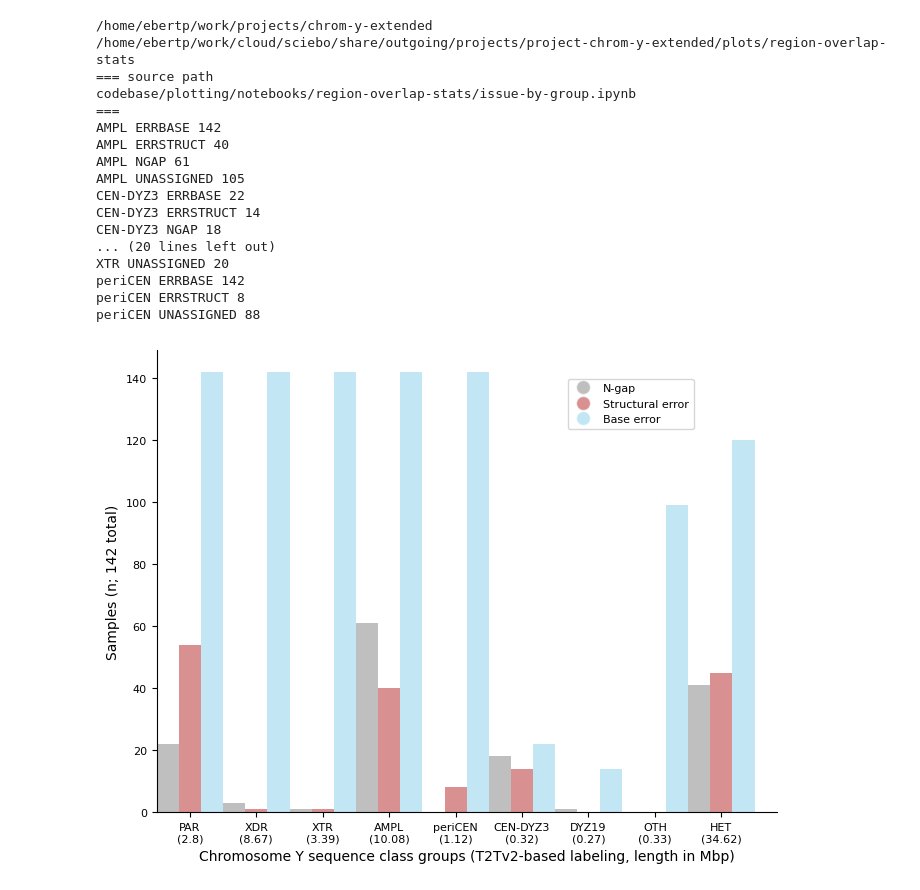
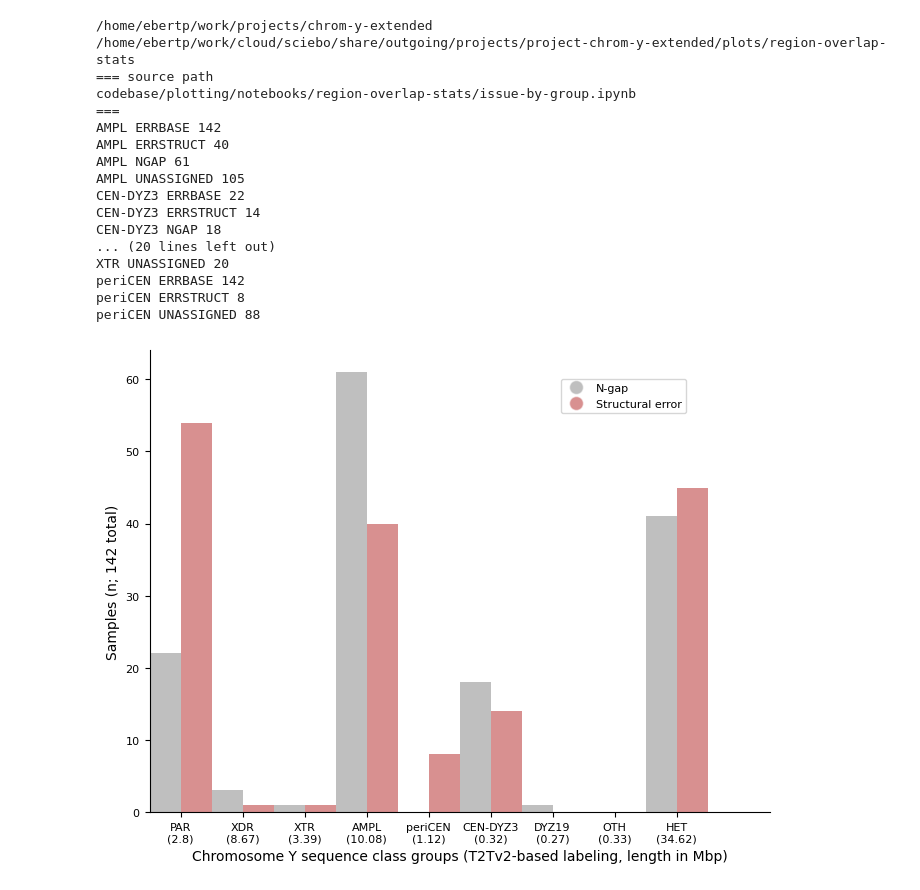
Before and after one commit to core-unit-bioinformatics/project-chrom-y-extended, a Jupyter notebook: codebase/plotting/notebooks/region-overlap-stats/issue-by-group.ipynb, the cells around one changed output. Cells and saved outputs as stored; diff of their text form; code cells hidden in the pictures.

```diff
--- a/codebase/plotting/notebooks/region-overlap-stats/issue-by-group.ipynb
+++ b/codebase/plotting/notebooks/region-overlap-stats/issue-by-group.ipynb
@@ -99,7 +99,10 @@ COLORMAP = IssueColors()
 legend_elements = []
 
 for other, legend_label in zip(COLORMAP.get_issue_labels(), COLORMAP.get_color_labels()):
+    # skipping - see below
     if other == "UNASSIGNED":
+        continue
+    if other == "ERRBASE":
         continue
     color = getattr(COLORMAP, other)
     elem = mpllin.Line2D(
@@ -182,6 +185,10 @@ for summ_file in summary_files:
             summary_by_sample.extend(
                 [(ref, smp, label, overlapping, 1) for smp in samples_hit]
             )
+            # decision 2026-03-10
+            # drop ERRBASE
+            if overlapping == "ERRBASE":
+                continue
             x_labels.append((label, overlapping))
             bar_heights.append(len(samples_hit))
 
@@ -197,7 +204,7 @@ for summ_file in summary_files:
         width=0.25, linewidth=0.,
         edgecolor="white", align="center"
     )
-    x_ticks = np.arange(0.75/2, 18, step=0.75)[:len(x_regions)]
+    x_ticks = np.arange(0.5/2, 18, step=0.5)[:len(x_regions)]
     tick_labels = x_regions
     ax.set_xticks(x_ticks)
     ax.set_xticklabels(tick_labels, rotation=0)
@@ -218,31 +225,31 @@ for summ_file in summary_files:
 summary = pd.DataFrame.from_records(summary_by_sample, columns=["ref", "sample", "region", "issue", "hit"])
 summary.sort_values(["ref", "sample", "region", "issue"], inplace=True)
 out_tsv = TABLE_ROOT.joinpath("issue-by-group", f"fig1_panel_issues-group.source-data.{ref}.tsv")
 out_tsv.parent.mkdir(exist_ok=True, parents=True)
 summary.to_csv(out_tsv, sep="\t", header=True, index=False)
 
 agg = summary.groupby(["ref", "region", "issue"])["hit"].sum()
 
 for (ref, region, issue), count in agg.items():
     if ref != "t2tv2":
         continue
     print(region, issue, count)
 # %% [output]
 /home/ebertp/work/projects/chrom-y-extended
 /home/ebertp/work/cloud/sciebo/share/outgoing/projects/project-chrom-y-extended/plots/region-overlap-stats
 === source path
 codebase/plotting/notebooks/region-overlap-stats/issue-by-group.ipynb
 ===
 AMPL ERRBASE 142
 AMPL ERRSTRUCT 40
 AMPL NGAP 61
 AMPL UNASSIGNED 105
 CEN-DYZ3 ERRBASE 22
 CEN-DYZ3 ERRSTRUCT 14
 CEN-DYZ3 NGAP 18
 ... (20 lines left out)
 XTR UNASSIGNED 20
 periCEN ERRBASE 142
 periCEN ERRSTRUCT 8
 periCEN UNASSIGNED 88
-[figure, old version]
+[figure, new version]
```
Also changed, not shown: parts of 1 cell of this notebook, 1 other file.
